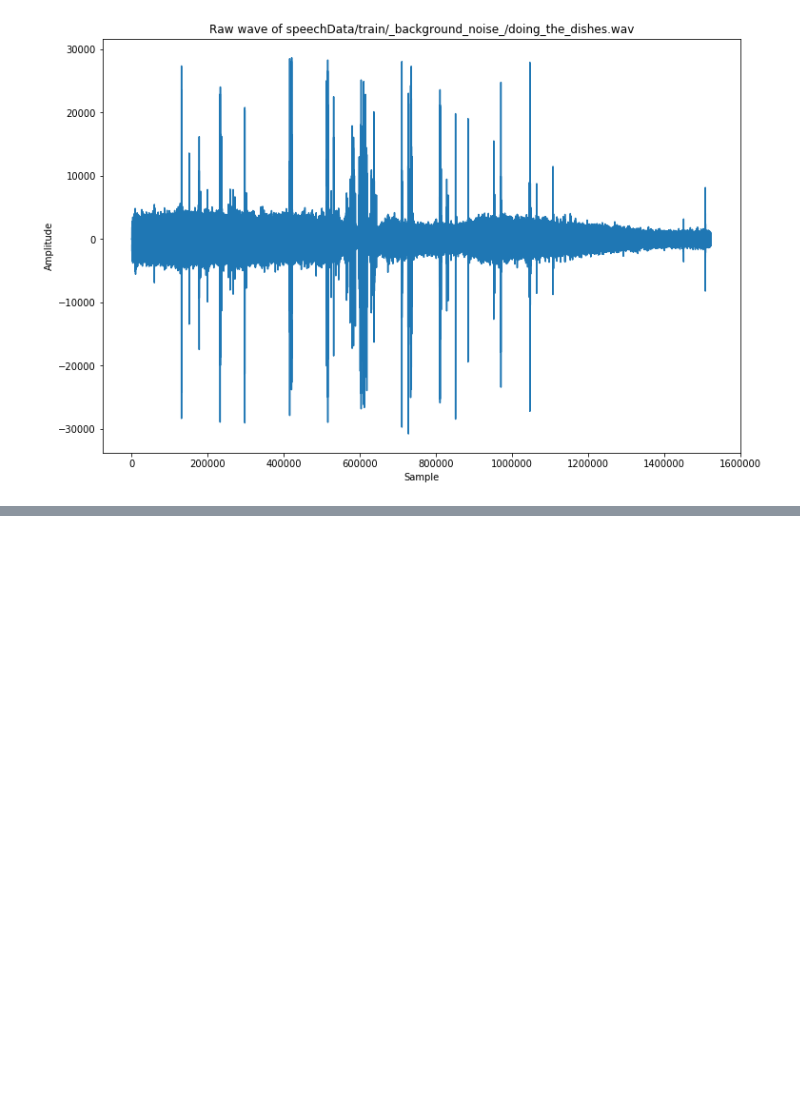
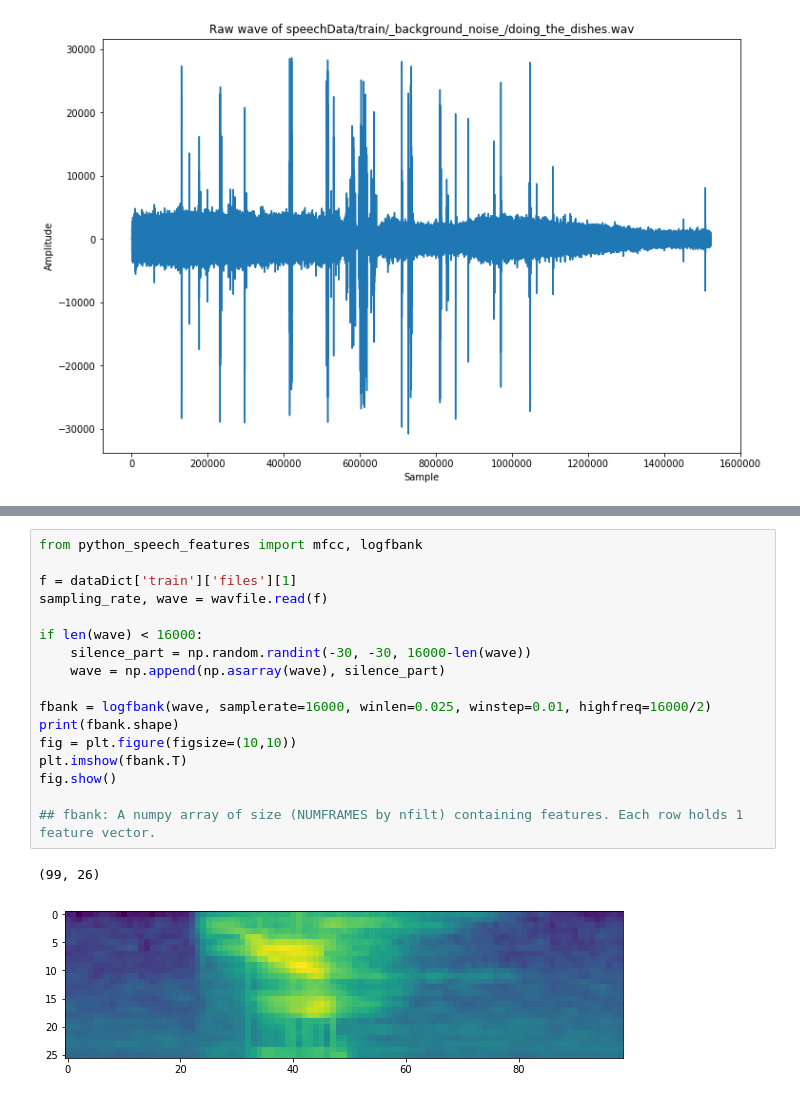
Before and after one commit to Mmiglio/SpeechRecognition, a Jupyter notebook: notebooks/exploratoryAnalysis.ipynb, the cells around one changed output, grey strips where cells are left out. Drawn from its saved outputs; the diff is of its cells as text; blank space fills up the shorter version.

```diff
--- a/notebooks/exploratoryAnalysis.ipynb
+++ b/notebooks/exploratoryAnalysis.ipynb
@@ -155,0 +189,20 @@ Padded wave samples: 16000
+# %%
+from python_speech_features import mfcc, logfbank
+
+f = dataDict['train']['files'][1]
+sampling_rate, wave = wavfile.read(f)
+
+if len(wave) < 16000:
+    silence_part = np.random.randint(-30, -30, 16000-len(wave))
+    wave = np.append(np.asarray(wave), silence_part)
+
+fbank = logfbank(wave, samplerate=16000, winlen=0.025, winstep=0.01, highfreq=16000/2)
+print(fbank.shape)
+fig = plt.figure(figsize=(10,10))
+plt.imshow(fbank.T)
+fig.show()
+
+## fbank: A numpy array of size (NUMFRAMES by nfilt) containing features. Each row holds 1 feature vector.
+# %% [output]
+(99, 26)
+[figure, added]
```
Also changed, not shown: parts of 22 cells of this notebook.
